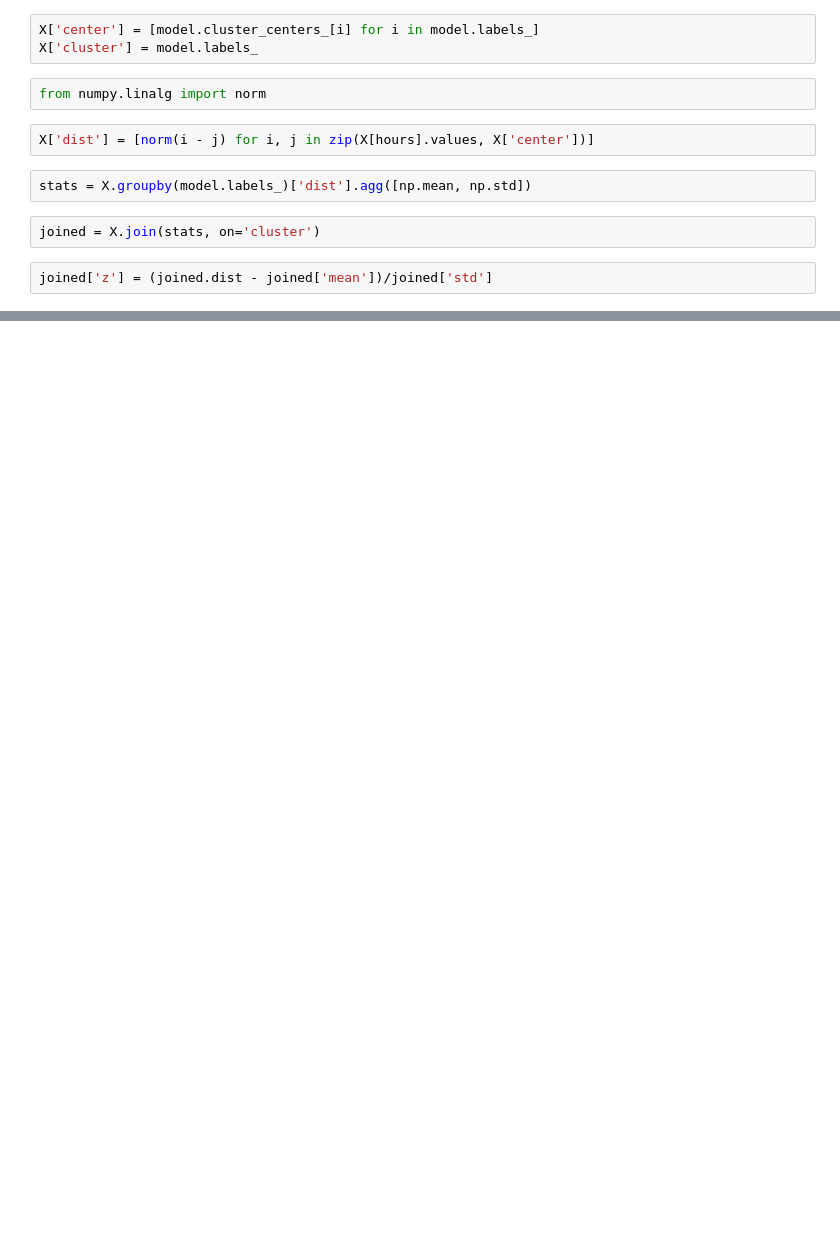
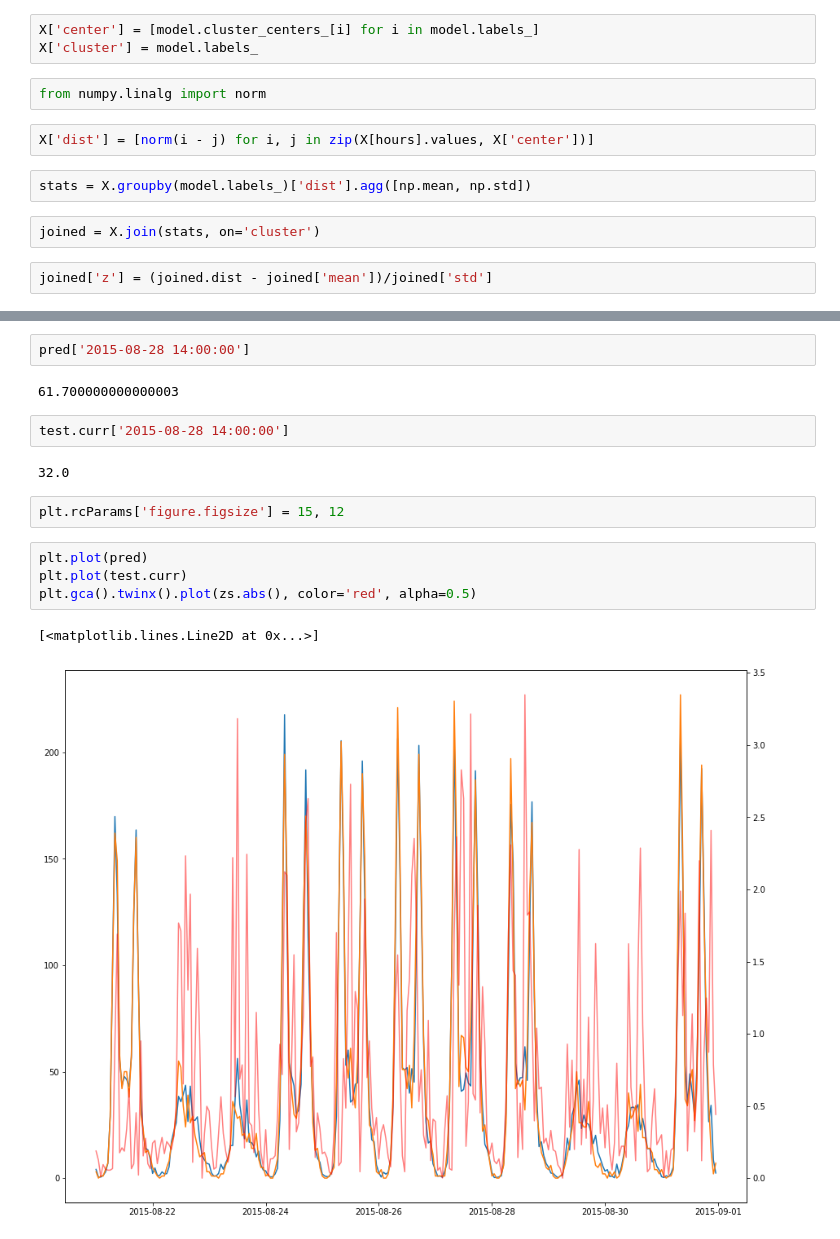
Before and after one commit to dhesse/STK-INF4000, a Jupyter notebook: nbhome/BABS - Outliers - Sklearn.ipynb, the cells around one changed output, grey strips where cells are left out. Drawn from its saved outputs; the diff is of its cells as text; blank space fills up the shorter version.

```diff
--- a/nbhome/BABS - Outliers - Sklearn.ipynb
+++ b/nbhome/BABS - Outliers - Sklearn.ipynb
@@ -102,0 +238,17 @@ plt.ylabel('trip count')
+# %%
+pred['2015-08-28 14:00:00']
+# %% [output]
+61.700000000000003
+# %%
+test.curr['2015-08-28 14:00:00']
+# %% [output]
+32.0
+# %%
+plt.rcParams['figure.figsize'] = 15, 12
+# %%
+plt.plot(pred)
+plt.plot(test.curr)
+plt.gca().twinx().plot(zs.abs(), color='red', alpha=0.5)
+# %% [output]
+[<matplotlib.lines.Line2D at 0x...>]
+[figure, added]
```
Also changed, not shown: parts of 34 cells of this notebook, 44 other files.
